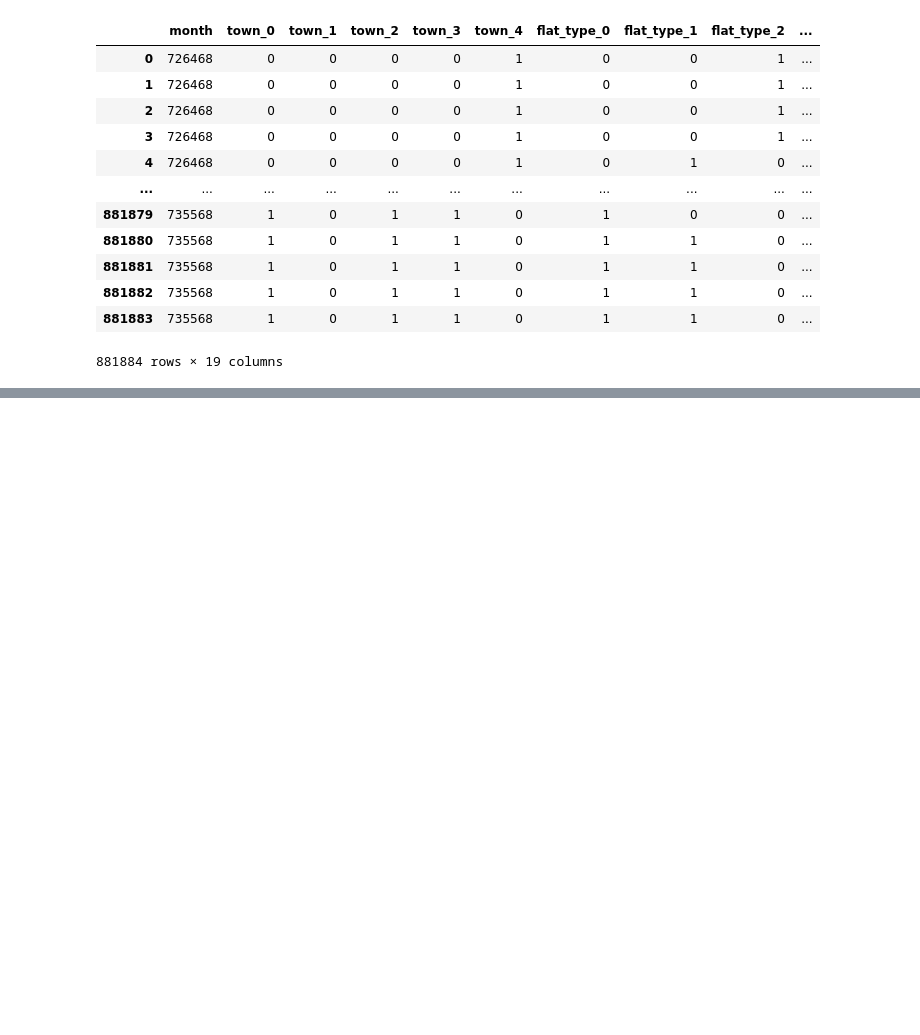
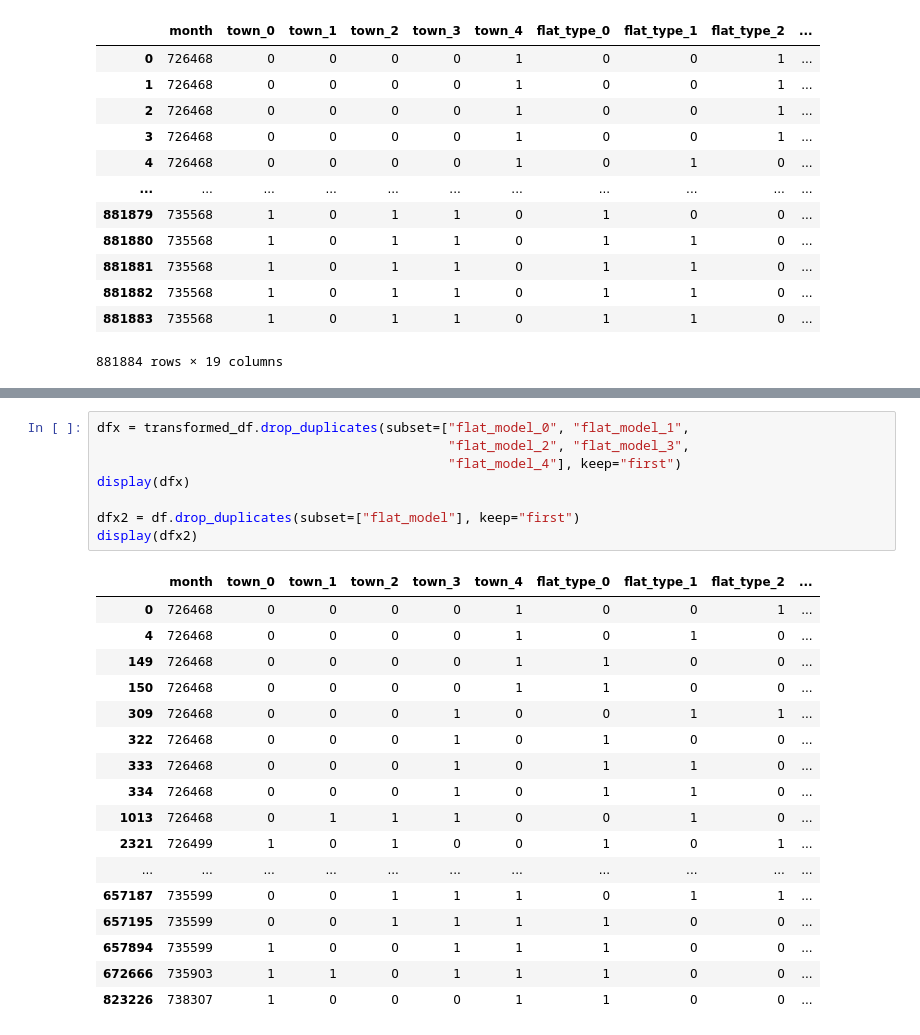
Before and after one commit to tjl081/1002_project, a Jupyter notebook: ml_files/test_regression.ipynb, the cells around one changed output, grey strips where cells are left out. Drawn from its saved outputs; the diff is of its cells as text; blank space fills up the shorter version.

```diff
--- a/ml_files/test_regression.ipynb
+++ b/ml_files/test_regression.ipynb
@@ -510,0 +581,26 @@ display(x)
+# %%
+dfx = transformed_df.drop_duplicates(subset=["flat_model_0", "flat_model_1",
+                                             "flat_model_2", "flat_model_3",
+                                             "flat_model_4"], keep="first")
+display(dfx)
+
+dfx2 = df.drop_duplicates(subset=["flat_model"], keep="first")
+display(dfx2)
+# %% [output]
+|  | month | town_0 | town_1 | town_2 | town_3 | town_4 | flat_type_0 | flat_type_1 | flat_type_2 | ... |
+| 0 | 726468 | 0 | 0 | 0 | 0 | 1 | 0 | 0 | 1 | ... |
+| 4 | 726468 | 0 | 0 | 0 | 0 | 1 | 0 | 1 | 0 | ... |
+| 149 | 726468 | 0 | 0 | 0 | 0 | 1 | 1 | 0 | 0 | ... |
+| 150 | 726468 | 0 | 0 | 0 | 0 | 1 | 1 | 0 | 0 | ... |
+| 309 | 726468 | 0 | 0 | 0 | 1 | 0 | 0 | 1 | 1 | ... |
+| 322 | 726468 | 0 | 0 | 0 | 1 | 0 | 1 | 0 | 0 | ... |
+| 333 | 726468 | 0 | 0 | 0 | 1 | 0 | 1 | 1 | 0 | ... |
+| 334 | 726468 | 0 | 0 | 0 | 1 | 0 | 1 | 1 | 0 | ... |
+| 1013 | 726468 | 0 | 1 | 1 | 1 | 0 | 0 | 1 | 0 | ... |
+| 2321 | 726499 | 1 | 0 | 1 | 0 | 0 | 1 | 0 | 1 | ... |
+| ... | ... | ... | ... | ... | ... | ... | ... | ... | ... | ... |
+| 657187 | 735599 | 0 | 0 | 1 | 1 | 1 | 0 | 1 | 1 | ... |
+| 657195 | 735599 | 0 | 0 | 1 | 1 | 1 | 1 | 0 | 0 | ... |
+| 657894 | 735599 | 1 | 0 | 0 | 1 | 1 | 1 | 0 | 0 | ... |
+| 672666 | 735903 | 1 | 1 | 0 | 1 | 1 | 1 | 0 | 0 | ... |
+| 823226 | 738307 | 1 | 0 | 0 | 0 | 1 | 1 | 0 | 0 | ... |
```
Also changed, not shown: parts of 24 cells of this notebook, 7 other files.
